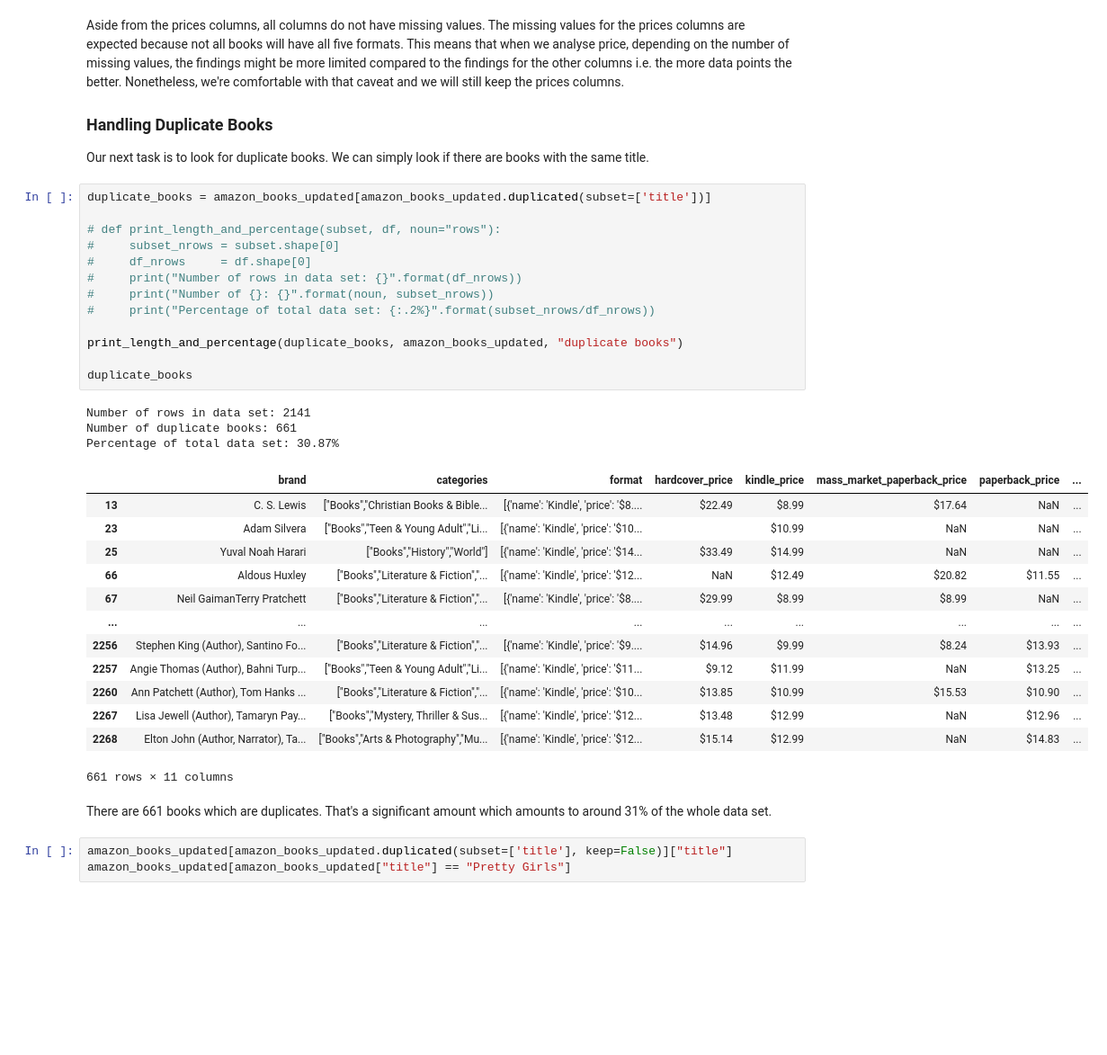
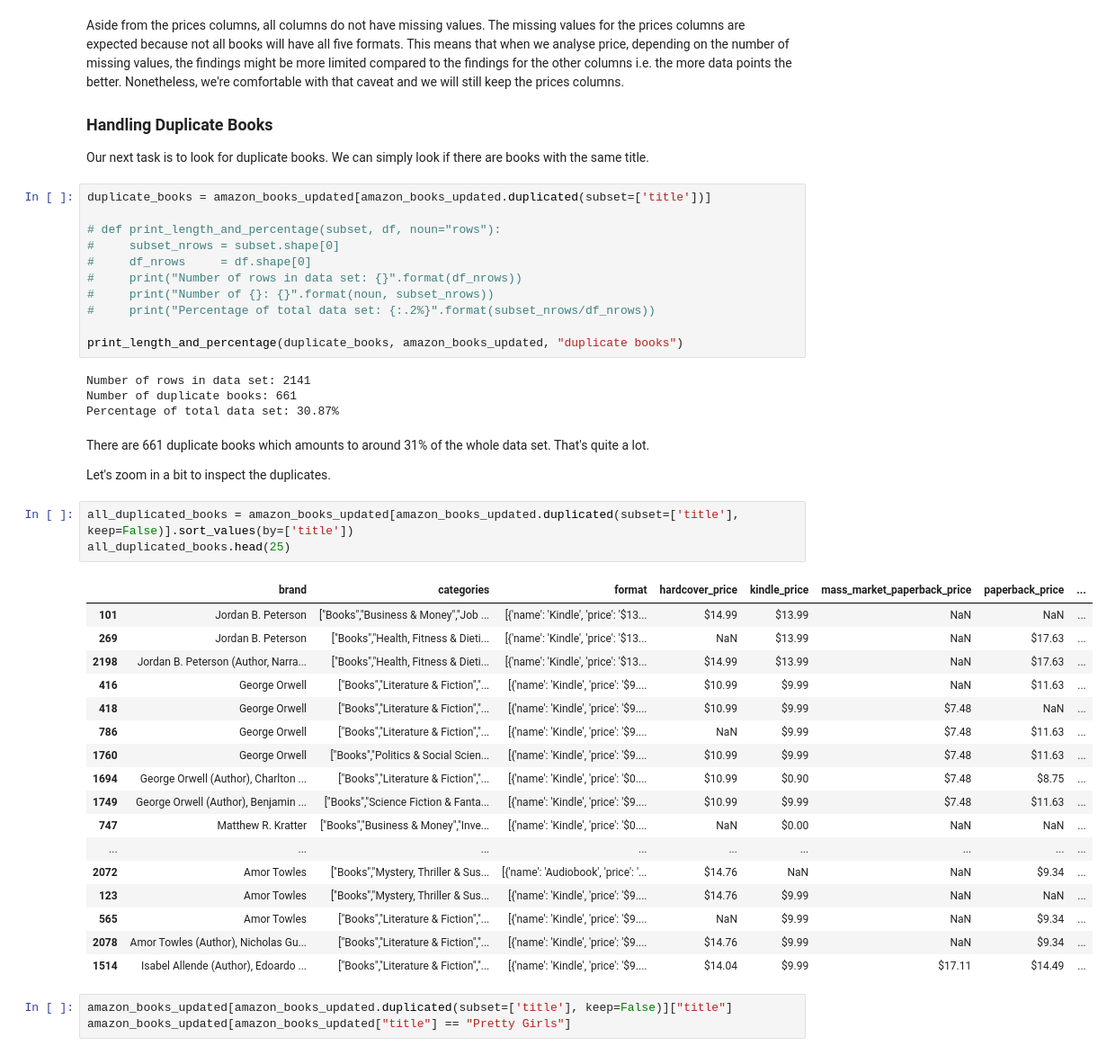
Before and after one commit to wanzulfikri/amazon-bestselling-books-analysis, a Jupyter notebook: Publisher.ipynb, the cells around one changed output. Shown at 90% size. Cells and saved outputs as stored; diff of their text form; blank space fills up the shorter version.

Commit message:
Zoom in book duplicates

```diff
--- a/Publisher.ipynb
+++ b/Publisher.ipynb
@@ -531,27 +531,35 @@ duplicate_books = amazon_books_updated[amazon_books_updated.duplicated(subset=['
 #     print("Percentage of total data set: {:.2%}".format(subset_nrows/df_nrows))
 
 print_length_and_percentage(duplicate_books, amazon_books_updated, "duplicate books")
-
-duplicate_books
 # %% [output]
 Number of rows in data set: 2141
 Number of duplicate books: 661
 Percentage of total data set: 30.87%
-|  | brand | categories | format | hardcover_price | kindle_price | mass_market_paperback_price | paperback_price | ... |
-| 13 | C. S. Lewis | ["Books","Christian Books & Bible... | [{'name': 'Kindle', 'price': '$8.... | $22.49 | $8.99 | $17.64 | NaN | ... |
-| 23 | Adam Silvera | ["Books","Teen & Young Adult","Li... | [{'name': 'Kindle', 'price': '$10... |  | $10.99 | NaN | NaN | ... |
-| 25 | Yuval Noah Harari | ["Books","History","World"] | [{'name': 'Kindle', 'price': '$14... | $33.49 | $14.99 | NaN | NaN | ... |
-| 66 | Aldous Huxley | ["Books","Literature & Fiction","... | [{'name': 'Kindle', 'price': '$12... | NaN | $12.49 | $20.82 | $11.55 | ... |
-| 67 | Neil GaimanTerry Pratchett | ["Books","Literature & Fiction","... | [{'name': 'Kindle', 'price': '$8.... | $29.99 | $8.99 | $8.99 | NaN | ... |
-| ... | ... | ... | ... | ... | ... | ... | ... | ... |
-| 2256 | Stephen King (Author), Santino Fo... | ["Books","Literature & Fiction","... | [{'name': 'Kindle', 'price': '$9.... | $14.96 | $9.99 | $8.24 | $13.93 | ... |
-| 2257 | Angie Thomas (Author), Bahni Turp... | ["Books","Teen & Young Adult","Li... | [{'name': 'Kindle', 'price': '$11... | $9.12 | $11.99 | NaN | $13.25 | ... |
-| 2260 | Ann Patchett (Author), Tom Hanks ... | ["Books","Literature & Fiction","... | [{'name': 'Kindle', 'price': '$10... | $13.85 | $10.99 | $15.53 | $10.90 | ... |
-| 2267 | Lisa Jewell (Author), Tamaryn Pay... | ["Books","Mystery, Thriller & Sus... | [{'name': 'Kindle', 'price': '$12... | $13.48 | $12.99 | NaN | $12.96 | ... |
-| 2268 | Elton John (Author, Narrator), Ta... | ["Books","Arts & Photography","Mu... | [{'name': 'Kindle', 'price': '$12... | $15.14 | $12.99 | NaN | $14.83 | ... |
-661 rows × 11 columns
 # %% [markdown]
-There are 661 books which are duplicates. That's a significant amount which amounts to around 31% of the whole data set.
+There are 661 duplicate books which amounts to around 31% of the whole data set. That's quite a lot.
+
+Let's zoom in a bit to inspect the duplicates.
+# %%
+all_duplicated_books = amazon_books_updated[amazon_books_updated.duplicated(subset=['title'], keep=False)].sort_values(by=['title'])
+all_duplicated_books.head(25)
+# %% [output]
+|  | brand | categories | format | hardcover_price | kindle_price | mass_market_paperback_price | paperback_price | ... |
+| 101 | Jordan B. Peterson | ["Books","Business & Money","Job ... | [{'name': 'Kindle', 'price': '$13... | $14.99 | $13.99 | NaN | NaN | ... |
+| 269 | Jordan B. Peterson | ["Books","Health, Fitness & Dieti... | [{'name': 'Kindle', 'price': '$13... | NaN | $13.99 | NaN | $17.63 | ... |
+| 2198 | Jordan B. Peterson (Author, Narra... | ["Books","Health, Fitness & Dieti... | [{'name': 'Kindle', 'price': '$13... | $14.99 | $13.99 | NaN | $17.63 | ... |
+| 416 | George Orwell | ["Books","Literature & Fiction","... | [{'name': 'Kindle', 'price': '$9.... | $10.99 | $9.99 | NaN | $11.63 | ... |
+| 418 | George Orwell | ["Books","Literature & Fiction","... | [{'name': 'Kindle', 'price': '$9.... | $10.99 | $9.99 | $7.48 | NaN | ... |
+| 786 | George Orwell | ["Books","Literature & Fiction","... | [{'name': 'Kindle', 'price': '$9.... | NaN | $9.99 | $7.48 | $11.63 | ... |
+| 1760 | George Orwell | ["Books","Politics & Social Scien... | [{'name': 'Kindle', 'price': '$9.... | $10.99 | $9.99 | $7.48 | $11.63 | ... |
+| 1694 | George Orwell (Author), Charlton ... | ["Books","Literature & Fiction","... | [{'name': 'Kindle', 'price': '$0.... | $10.99 | $0.90 | $7.48 | $8.75 | ... |
+| 1749 | George Orwell (Author), Benjamin ... | ["Books","Science Fiction & Fanta... | [{'name': 'Kindle', 'price': '$9.... | $10.99 | $9.99 | $7.48 | $11.63 | ... |
+| 747 | Matthew R. Kratter | ["Books","Business & Money","Inve... | [{'name': 'Kindle', 'price': '$0.... | NaN | $0.00 | NaN | NaN | ... |
+| ... | ... | ... | ... | ... | ... | ... | ... | ... |
+| 2072 | Amor Towles | ["Books","Mystery, Thriller & Sus... | [{'name': 'Audiobook', 'price': '... | $14.76 | NaN | NaN | $9.34 | ... |
+| 123 | Amor Towles | ["Books","Mystery, Thriller & Sus... | [{'name': 'Kindle', 'price': '$9.... | $14.76 | $9.99 | NaN | NaN | ... |
+| 565 | Amor Towles | ["Books","Literature & Fiction","... | [{'name': 'Kindle', 'price': '$9.... | NaN | $9.99 | NaN | $9.34 | ... |
+| 2078 | Amor Towles (Author), Nicholas Gu... | ["Books","Literature & Fiction","... | [{'name': 'Kindle', 'price': '$9.... | $14.76 | $9.99 | NaN | $9.34 | ... |
+| 1514 | Isabel Allende (Author), Edoardo ... | ["Books","Literature & Fiction","... | [{'name': 'Kindle', 'price': '$9.... | $14.04 | $9.99 | $17.11 | $14.49 | ... |
 # %%
 amazon_books_updated[amazon_books_updated.duplicated(subset=['title'], keep=False)]["title"]
 amazon_books_updated[amazon_books_updated["title"] == "Pretty Girls"]
```
